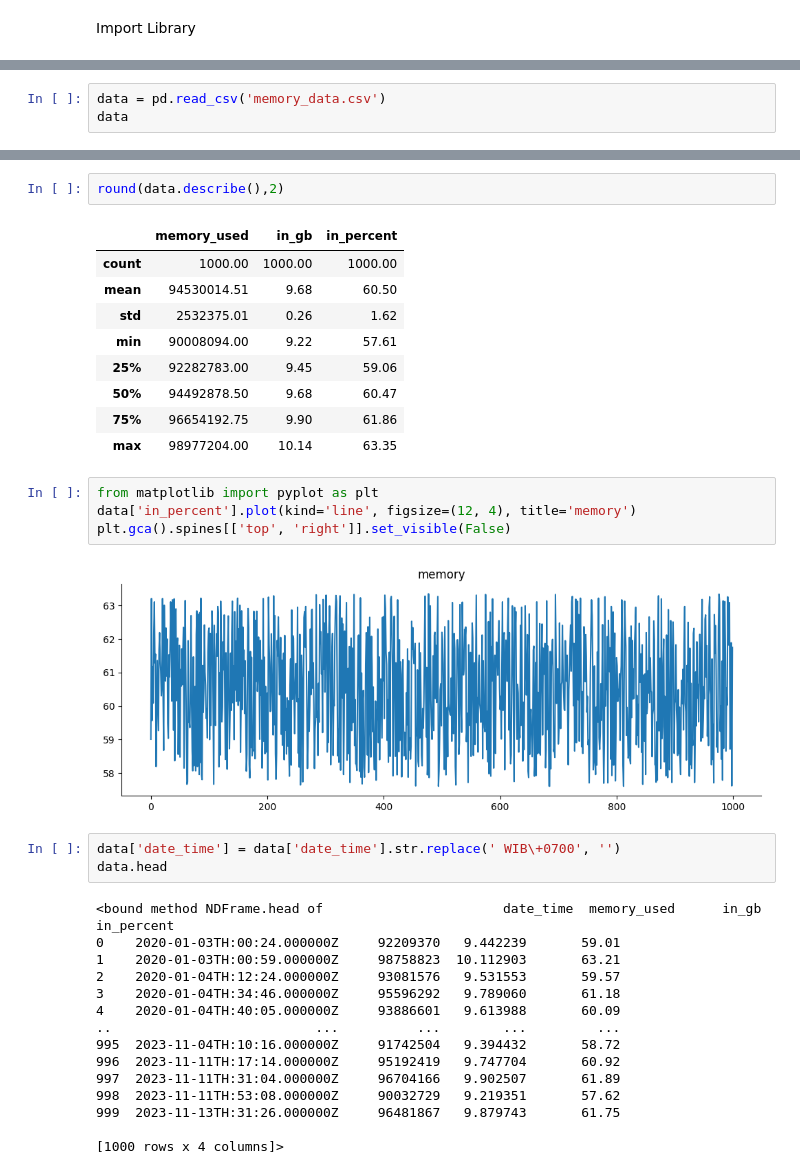
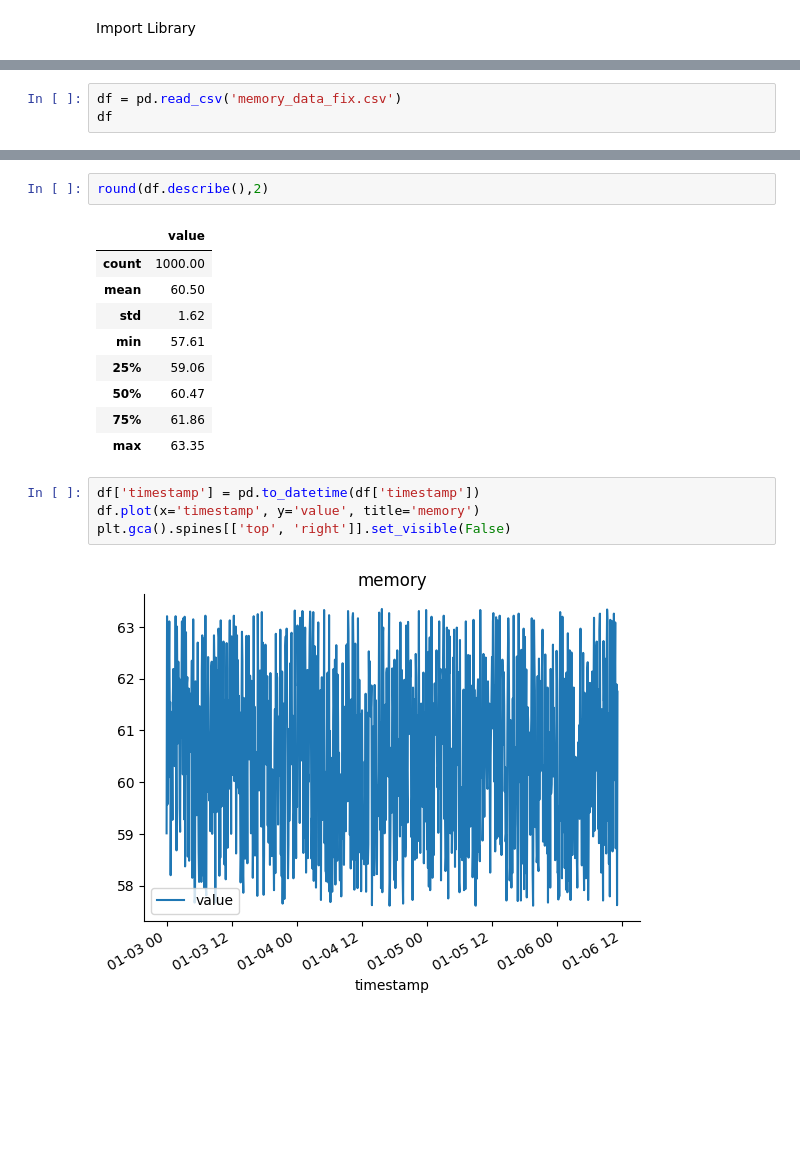
Before and after one commit to anni1st/Anomaly-Detection-VM-, a Jupyter notebook: anomaly_detection_memory.ipynb, the cells around one changed output, grey strips where cells are left out. Saved outputs shown, nothing was run; the diff lists cells and outputs as text; blank space fills up the shorter version.

```diff
--- a/anomaly_detection_memory.ipynb
+++ b/anomaly_detection_memory.ipynb
@@ -18,4 +26,4 @@ Saving memory_data.csv to memory_data.csv
 # %%
-data = pd.read_csv('memory_data.csv')
-data
+df = pd.read_csv('memory_data_fix.csv')
+df
 # %% [output]
@@ -69,36 +67,18 @@ data.describe()
 # %%
-round(data.describe(),2)
+round(df.describe(),2)
 # %% [output]
-|  | memory_used | in_gb | in_percent |
-| count | 1000.00 | 1000.00 | 1000.00 |
-| mean | 94530014.51 | 9.68 | 60.50 |
-| std | 2532375.01 | 0.26 | 1.62 |
-| min | 90008094.00 | 9.22 | 57.61 |
-| 25% | 92282783.00 | 9.45 | 59.06 |
-| 50% | 94492878.50 | 9.68 | 60.47 |
-| 75% | 96654192.75 | 9.90 | 61.86 |
-| max | 98977204.00 | 10.14 | 63.35 |
+|  | value |
+| count | 1000.00 |
+| mean | 60.50 |
+| std | 1.62 |
+| min | 57.61 |
+| 25% | 59.06 |
+| 50% | 60.47 |
+| 75% | 61.86 |
+| max | 63.35 |
 # %%
-from matplotlib import pyplot as plt
-data['in_percent'].plot(kind='line', figsize=(12, 4), title='memory')
+df['timestamp'] = pd.to_datetime(df['timestamp'])
+df.plot(x='timestamp', y='value', title='memory')
 plt.gca().spines[['top', 'right']].set_visible(False)
 # %% [output]
-[figure, old version]
+[figure, new version]
-# %%
-data['date_time'] = data['date_time'].str.replace(' WIB\+0700', '')
-data.head
-# %% [output]
-<bound method NDFrame.head of                       date_time  memory_used      in_gb  in_percent
-0    2020-01-03TH:00:24.000000Z     92209370   9.442239       59.01
-1    2020-01-03TH:00:59.000000Z     98758823  10.112903       63.21
-2    2020-01-04TH:12:24.000000Z     93081576   9.531553       59.57
-3    2020-01-04TH:34:46.000000Z     95596292   9.789060       61.18
-4    2020-01-04TH:40:05.000000Z     93886601   9.613988       60.09
-..                          ...          ...        ...         ...
-995  2023-11-04TH:10:16.000000Z     91742504   9.394432       58.72
-996  2023-11-11TH:17:14.000000Z     95192419   9.747704       60.92
-997  2023-11-11TH:31:04.000000Z     96704166   9.902507       61.89
-998  2023-11-11TH:53:08.000000Z     90032729   9.219351       57.62
-999  2023-11-13TH:31:26.000000Z     96481867   9.879743       61.75
-
-[1000 rows x 4 columns]>
```
Also changed, not shown: parts of 16 cells of this notebook.
